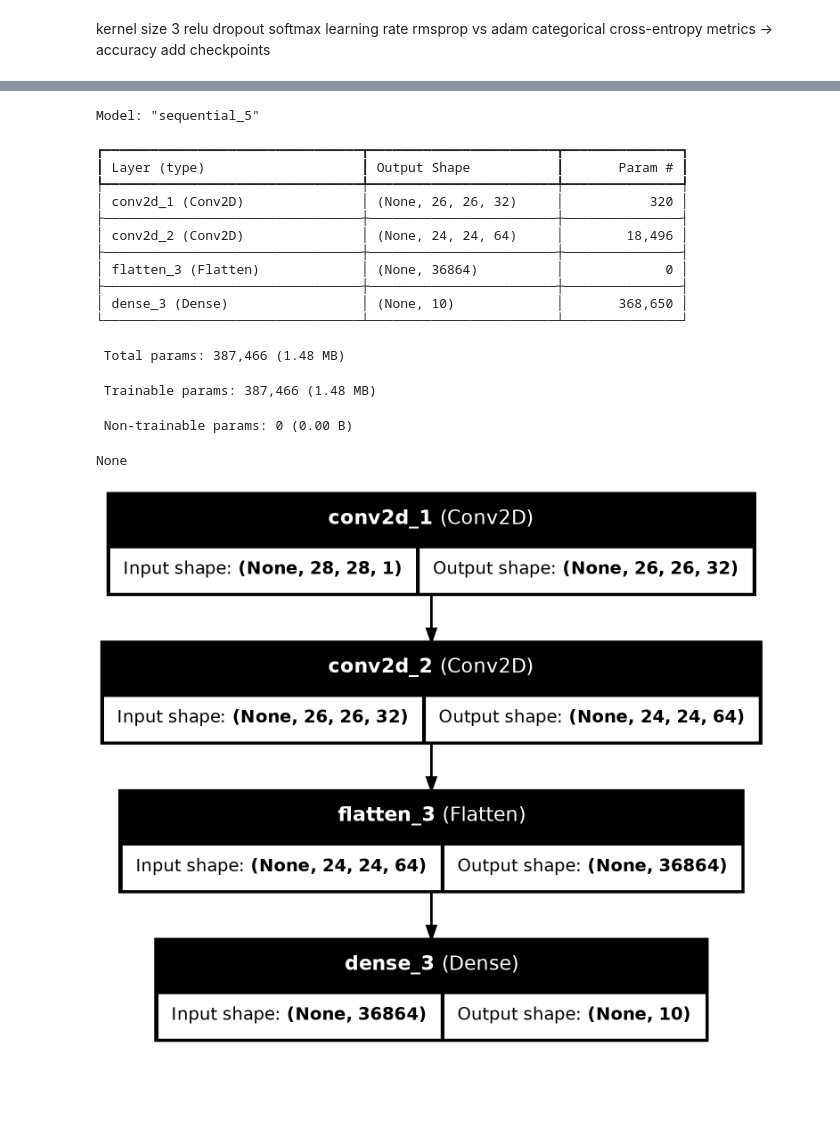
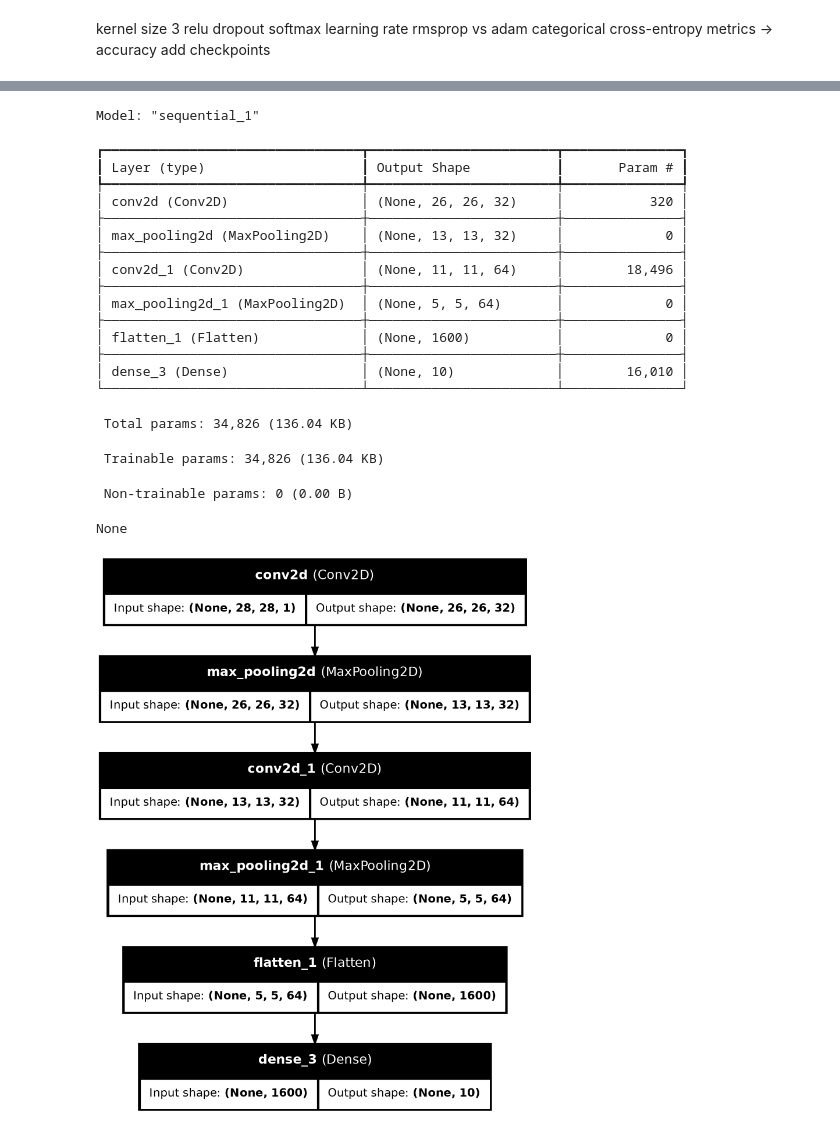
Before and after one commit to StudiousPillow/projet_cours_MNIST, a Jupyter notebook: src/MNIST.ipynb, the cells around one changed output, grey strips where cells are left out. Saved outputs shown, nothing was run; the diff lists cells and outputs as text; code cells hidden in the pictures; blank space fills up the shorter version.

```diff
--- a/src/MNIST.ipynb
+++ b/src/MNIST.ipynb
@@ -199,11 +198,11 @@ ValueError: Classification metrics can't handle a mix of multilabel-indicator an
 # %%
-def cnn_simple():
+def cnn1():
     model = Sequential()  # Initialisation du modèle séquentiel
 
     model.add(Conv2D(filters=32, kernel_size=(3,3), activation='relu', kernel_initializer='he_uniform', input_shape=(28, 28,1)))
-
-    # Deuxième couche de convolution 1D avec 64 filtres, kernel size de 3, activation ReLU
+    model.add(MaxPooling2D(pool_size=(2,2)))
     model.add(Conv2D(filters=64, kernel_size=(3,3), activation='relu', kernel_initializer='he_uniform'))
+    model.add(MaxPooling2D(pool_size=(2,2)))
 
     model.add(Flatten())
 
@@ -214,26 +213,30 @@ def cnn_simple():
 
     return model
 # %%
-model_cnn = cnn_simple()
+model_cnn = cnn1()
 print(f'{model_cnn.summary()}')
 plot_model(model_cnn, to_file="model_cnn.png",
                show_shapes=True, show_layer_names=True)
 # %% [output]
-Model: "sequential_5"
+Model: "sequential_1"
 ┏━━━━━━━━━━━━━━━━━━━━━━━━━━━━━━━━━┳━━━━━━━━━━━━━━━━━━━━━━━━┳━━━━━━━━━━━━━━━┓
 ┃ Layer (type)                    ┃ Output Shape           ┃       Param # ┃
 ┡━━━━━━━━━━━━━━━━━━━━━━━━━━━━━━━━━╇━━━━━━━━━━━━━━━━━━━━━━━━╇━━━━━━━━━━━━━━━┩
-│ conv2d_1 (Conv2D)               │ (None, 26, 26, 32)     │           320 │
+│ conv2d (Conv2D)                 │ (None, 26, 26, 32)     │           320 │
 ├─────────────────────────────────┼────────────────────────┼───────────────┤
-│ conv2d_2 (Conv2D)               │ (None, 24, 24, 64)     │        18,496 │
+│ max_pooling2d (MaxPooling2D)    │ (None, 13, 13, 32)     │             0 │
 ├─────────────────────────────────┼────────────────────────┼───────────────┤
-│ flatten_3 (Flatten)             │ (None, 36864)          │             0 │
+│ conv2d_1 (Conv2D)               │ (None, 11, 11, 64)     │        18,496 │
 ├─────────────────────────────────┼────────────────────────┼───────────────┤
-│ dense_3 (Dense)                 │ (None, 10)             │       368,650 │
+│ max_pooling2d_1 (MaxPooling2D)  │ (None, 5, 5, 64)       │             0 │
+├─────────────────────────────────┼────────────────────────┼───────────────┤
+│ flatten_1 (Flatten)             │ (None, 1600)           │             0 │
+├─────────────────────────────────┼────────────────────────┼───────────────┤
+│ dense_3 (Dense)                 │ (None, 10)             │        16,010 │
 └─────────────────────────────────┴────────────────────────┴───────────────┘
- Total params: 387,466 (1.48 MB)
+ Total params: 34,826 (136.04 KB)
- Trainable params: 387,466 (1.48 MB)
+ Trainable params: 34,826 (136.04 KB)
  Non-trainable params: 0 (0.00 B)
 None
-[figure, old version]
+[figure, new version]
 # %%
```
Also changed, not shown: parts of 32 cells of this notebook.
